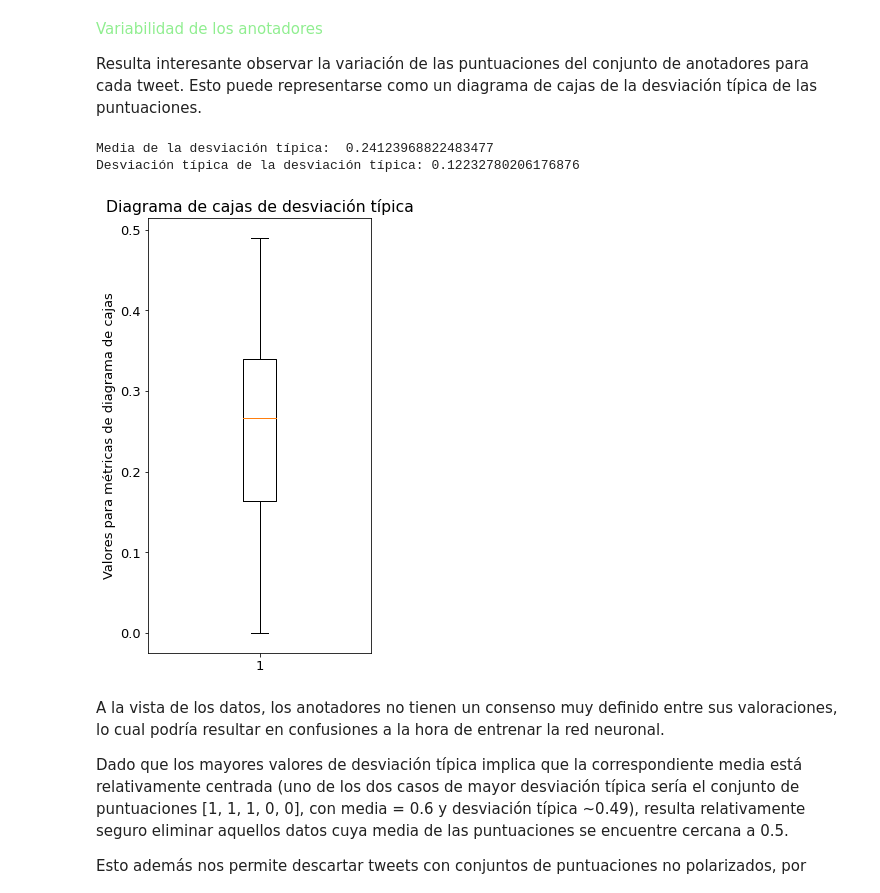
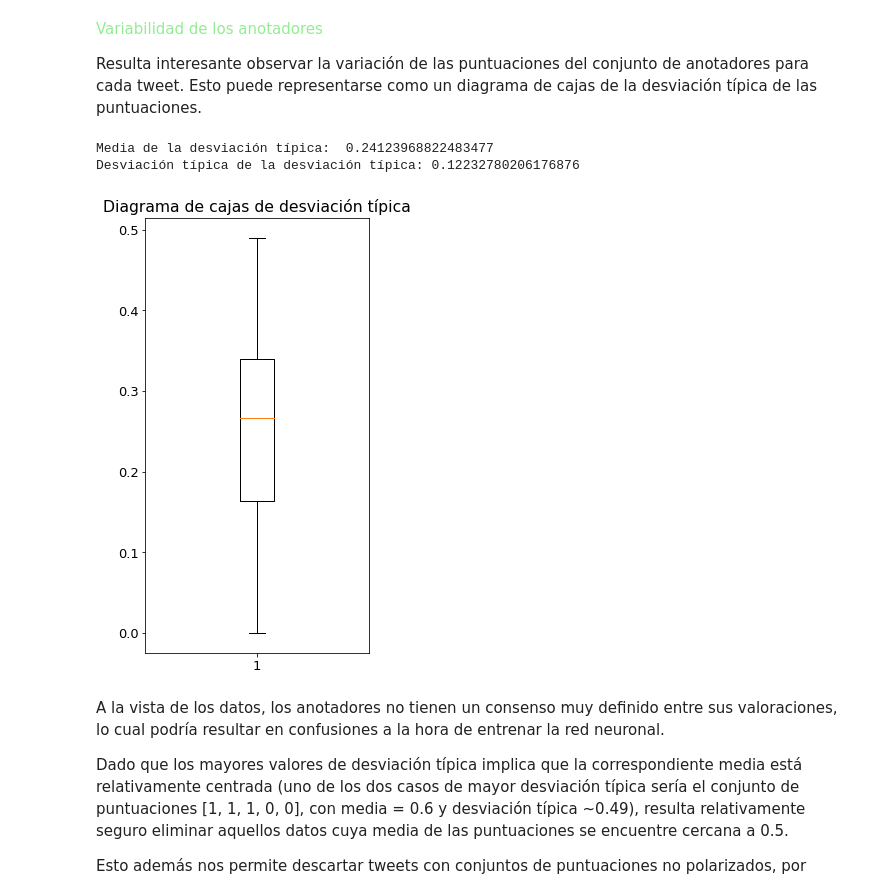
Before and after one commit to Albmargar1/ClickbaitDetector, a Jupyter notebook: main.ipynb, the cells around one changed output. Saved outputs shown, nothing was run; the diff lists cells and outputs as text; code cells hidden in the pictures.

```diff
--- a/main.ipynb
+++ b/main.ipynb
@@ -188,19 +206,18 @@ Resulta interesante observar la variación de las puntuaciones del conjunto de a
 # %%
 truth_judgments = [eval(row) for row in data_train['truthJudgments']]
 truth_judgments = np.array(truth_judgments)
 truth_mean = np.mean(truth_judgments, axis=1)
 truth_std = np.std(truth_judgments, axis=1)
 print(bcolors.blue, '\nMedia de la desviación típica: ', np.mean(truth_std), '\nDesviación típica de la desviación típica:', np.std(truth_std), '\n',bcolors.endc)
 
 f, ax = plt.subplots(figsize=(4,8))
 plt.boxplot(truth_std)
-ax.set_ylabel('Valores para métricas de diagrama de cajas')
 plt.title('Diagrama de cajas de desviación típica')
 plt.show()
 # %% [output]
 Media de la desviación típica:  0.24123968822483477
 Desviación típica de la desviación típica: 0.12232780206176876
-[figure, old version]
+[figure, new version]
 # %% [markdown]
 A la vista de los datos, los anotadores no tienen un consenso muy definido entre sus valoraciones, lo cual podría resultar en confusiones a la hora de entrenar la red neuronal.
 
```
Also changed, not shown: parts of 17 cells of this notebook.
